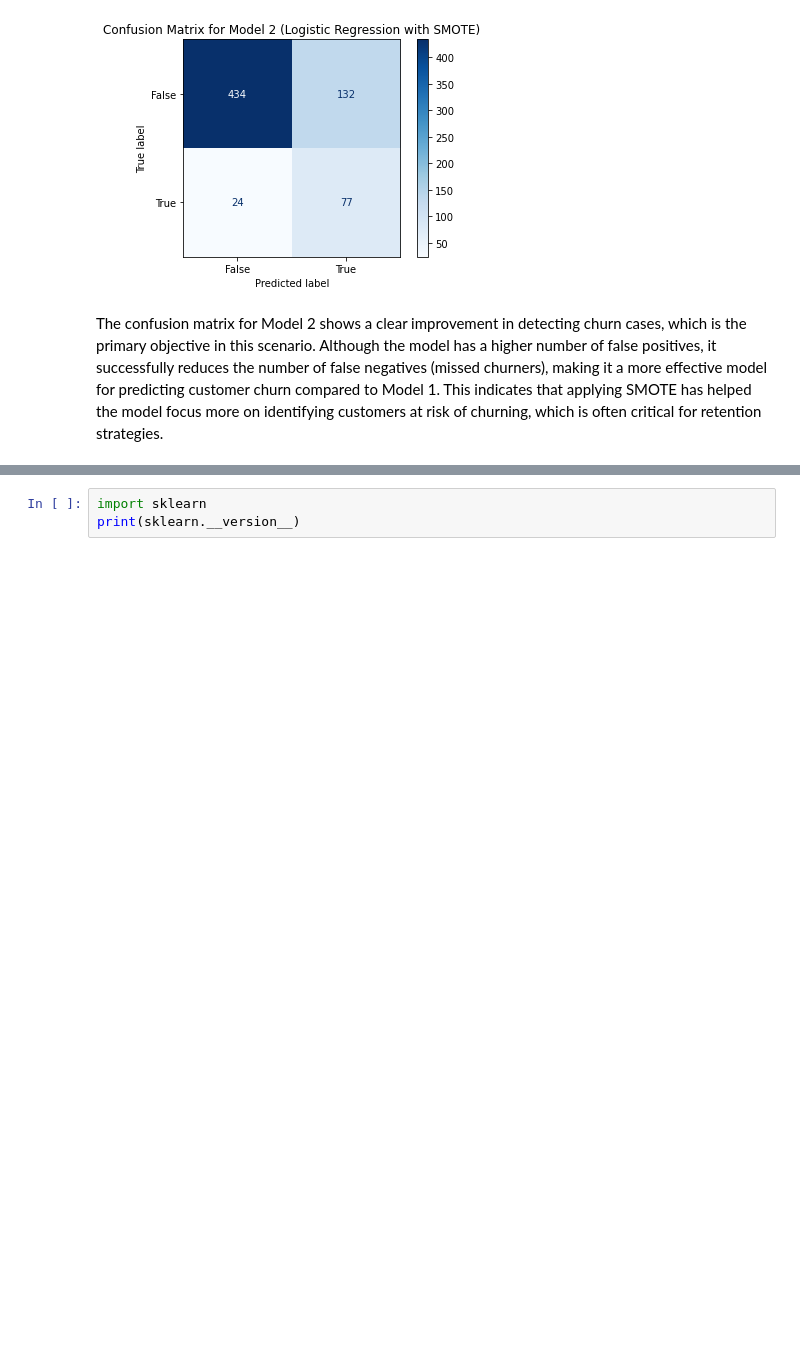
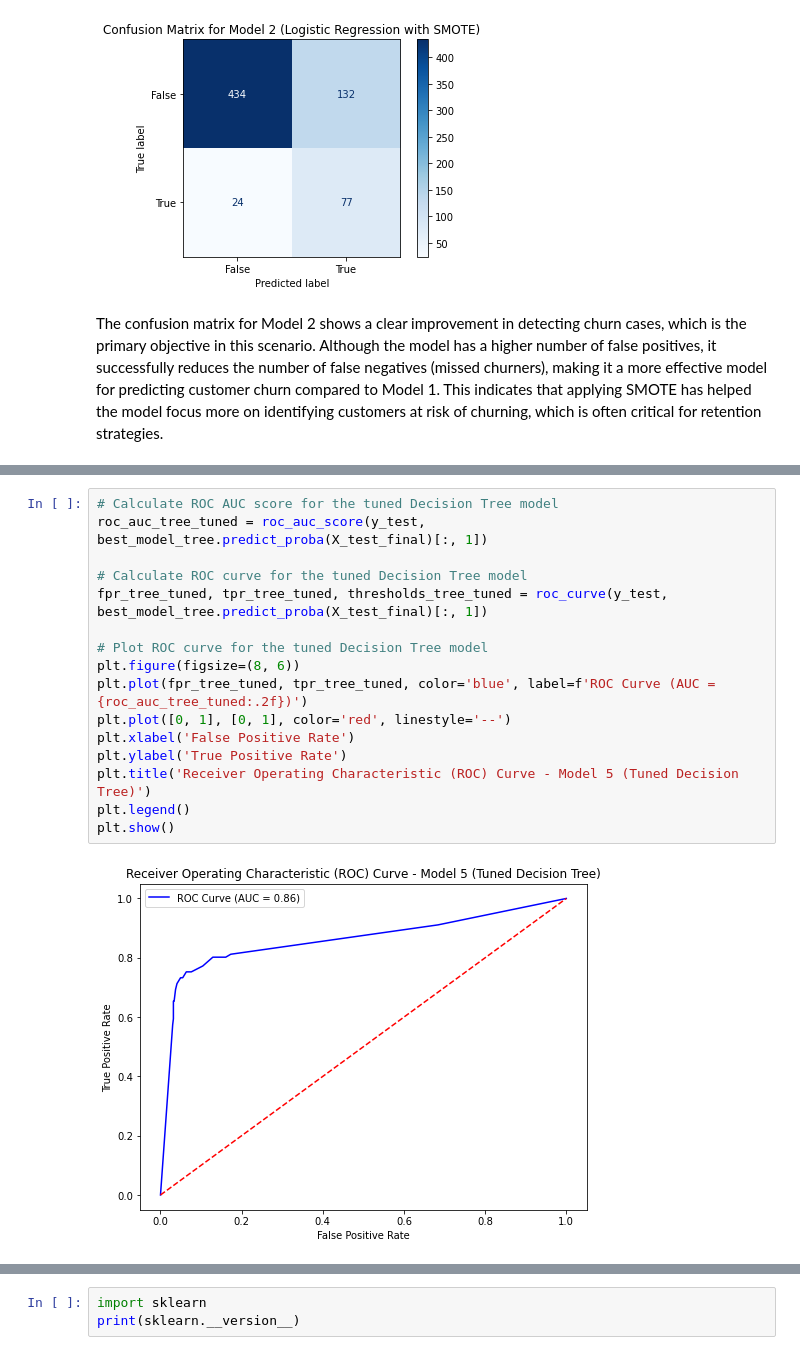
Before and after one commit to engige/syriatel_churn_modeling, a Jupyter notebook: index.ipynb, the cells around one changed output, grey strips where cells are left out. Cells and saved outputs as stored; diff of their text form; blank space fills up the shorter version.

```diff
--- a/index.ipynb
+++ b/index.ipynb
@@ -323,0 +511,18 @@ The confusion matrix for Model 2 shows a clear improvement in detecting churn ca
+# %%
+# Calculate ROC AUC score for the tuned Decision Tree model
+roc_auc_tree_tuned = roc_auc_score(y_test, best_model_tree.predict_proba(X_test_final)[:, 1])
+
+# Calculate ROC curve for the tuned Decision Tree model
+fpr_tree_tuned, tpr_tree_tuned, thresholds_tree_tuned = roc_curve(y_test, best_model_tree.predict_proba(X_test_final)[:, 1])
+
+# Plot ROC curve for the tuned Decision Tree model
+plt.figure(figsize=(8, 6))
+plt.plot(fpr_tree_tuned, tpr_tree_tuned, color='blue', label=f'ROC Curve (AUC = {roc_auc_tree_tuned:.2f})')
+plt.plot([0, 1], [0, 1], color='red', linestyle='--')
+plt.xlabel('False Positive Rate')
+plt.ylabel('True Positive Rate')
+plt.title('Receiver Operating Characteristic (ROC) Curve - Model 5 (Tuned Decision Tree)')
+plt.legend()
+plt.show()
+# %% [output]
+[figure, added]
```
Also changed, not shown: parts of 17 cells of this notebook.
